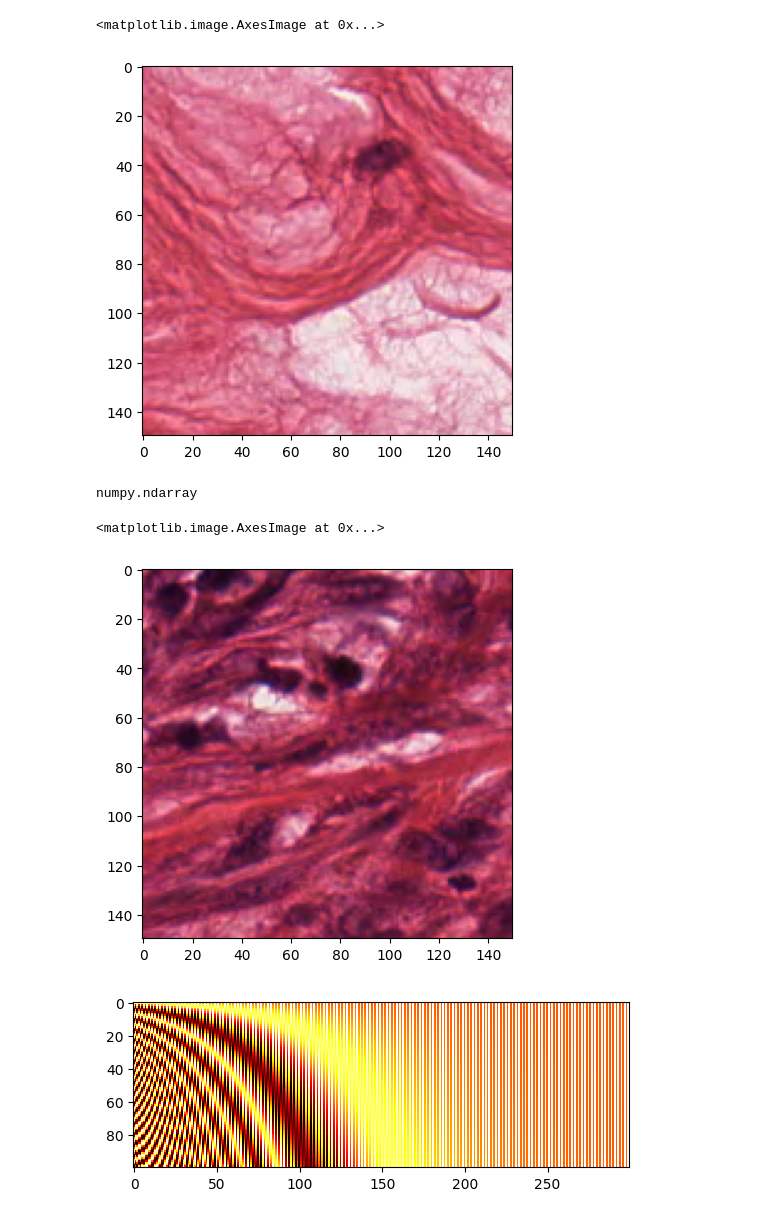
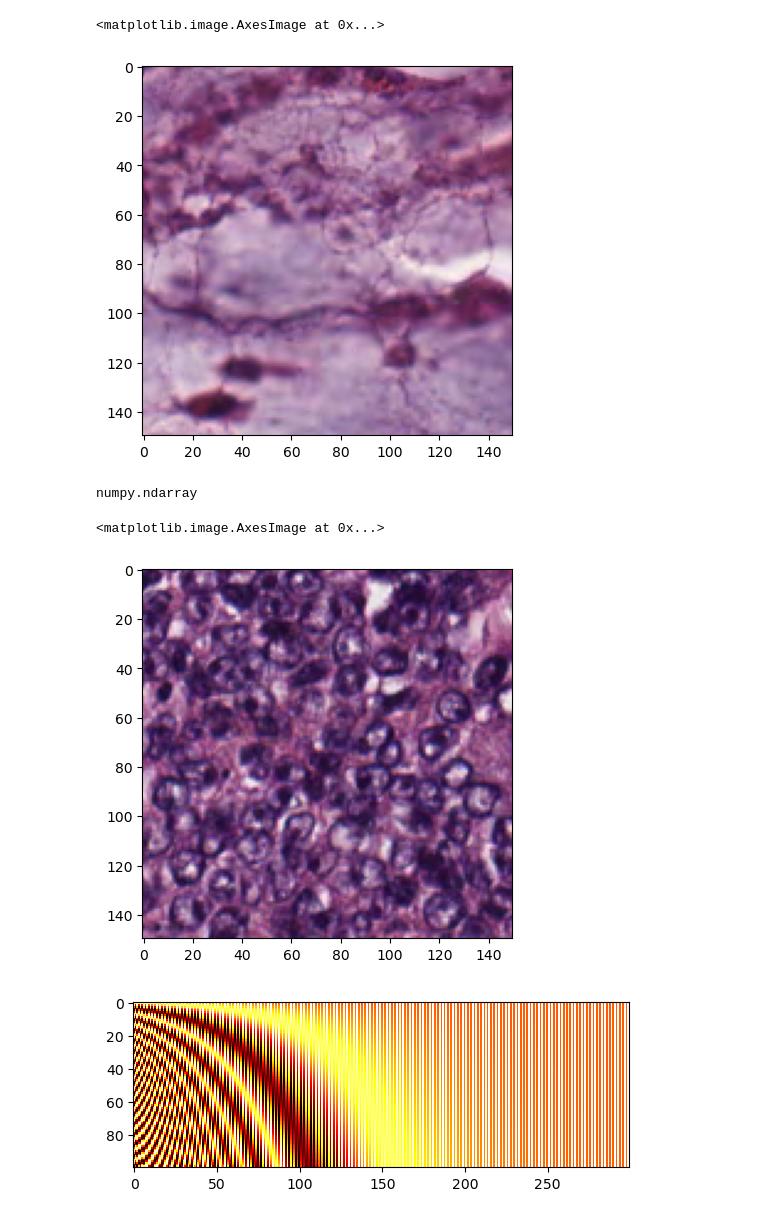
Before and after one commit to Ngwaru/histology_vision_transformer, a Jupyter notebook: vit.ipynb, the cells around one changed output. Cells and saved outputs as stored; diff of their text form; code cells hidden in the pictures.

Commit message:
Commit with change in the displayed sample images

```diff
--- a/vit.ipynb
+++ b/vit.ipynb
@@ -50,11 +50,12 @@ for idx, label in enumerate(list_labels):
         labels.append(idx)
         pics.append(plt.imread(f"{root_path}\\{label}\\{pic}"))
 # %%
-image_np = np.array(pics[1000])
+random_pic_idx = np.random.randint(len(pics))
+image_np = np.array(pics[random_pic_idx])
 plt.imshow(image_np)
 # %% [output]
 <matplotlib.image.AxesImage at 0x...>
-[figure, old version]
+[figure, new version]
 # %%
 X = np.array(pics)
 y = np.array(labels)
@@ -91,12 +92,13 @@ class histo(Dataset):
 # %%
 train_data, val_data = histo.create_split(X, y, 0.5, 0.5,0.0)
 # %%
-image = train_data[7][0]
+image_idx = np.random.randint(len(train_data))
+image = train_data[100][0]
 image_np = image.numpy()
 plt.imshow(image_np)
 # %% [output]
 <matplotlib.image.AxesImage at 0x...>
-[figure, old version]
+[figure, new version]
 # %%
 def make_patches(images, num_patches):
     n = len(images)
```
